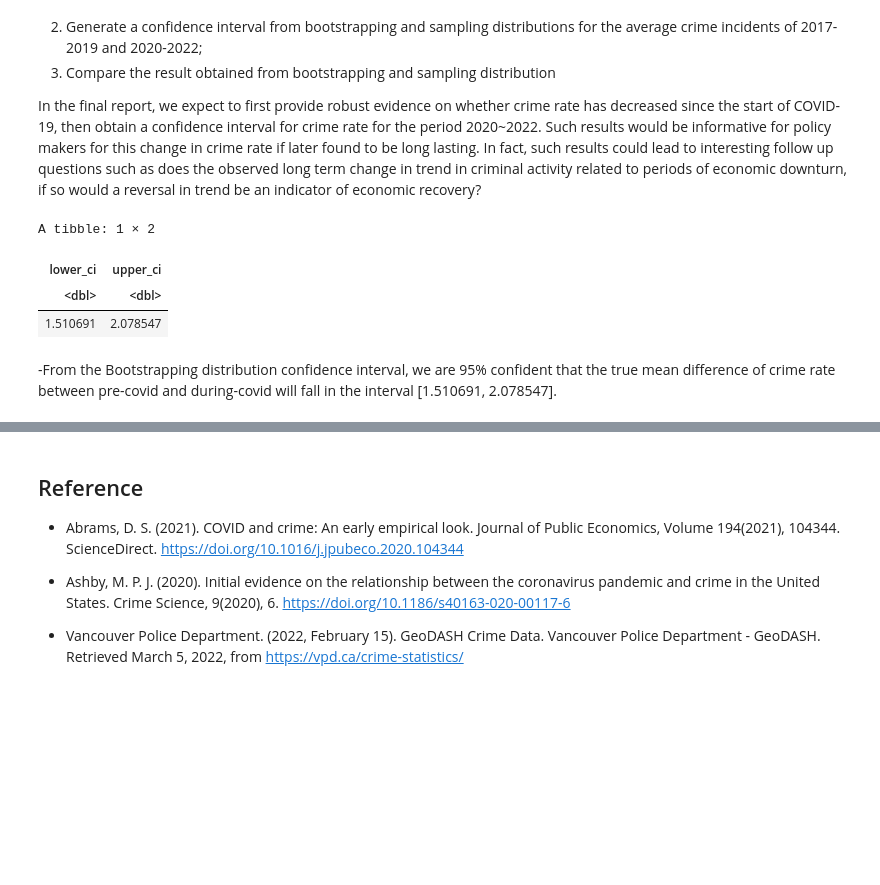
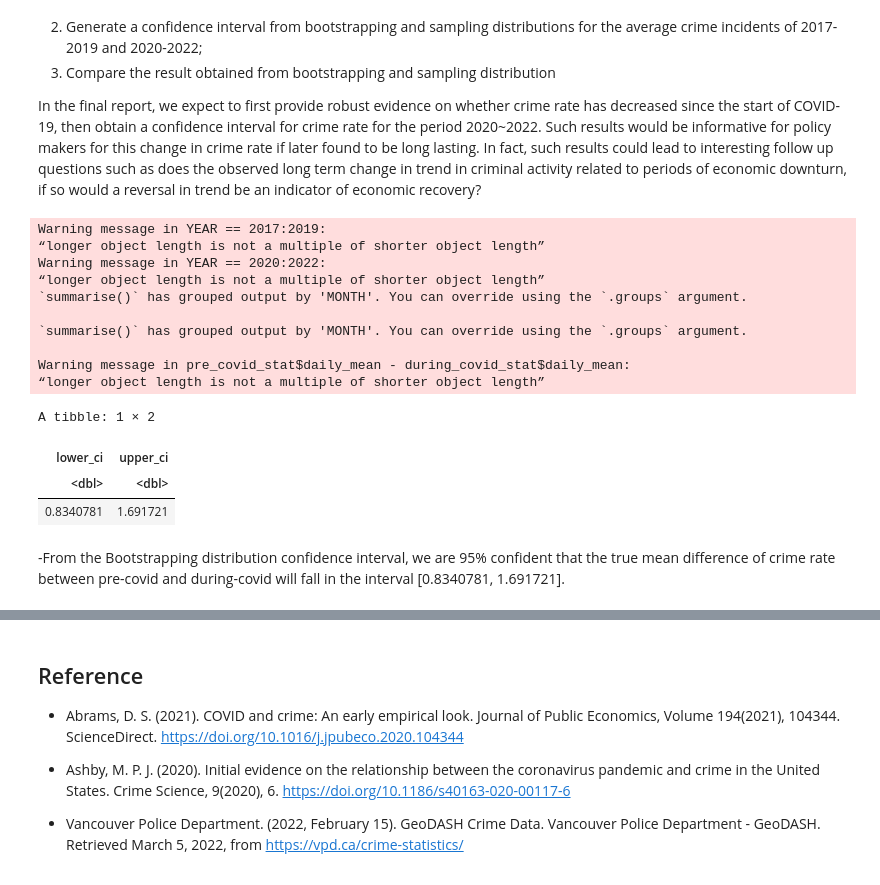
Before and after one commit to MarsZan/STAT201_Project_Group_30, a Jupyter notebook: Project_Proposal.ipynb, the cells around one changed output, grey strips where cells are left out. Saved outputs shown, nothing was run; the diff lists cells and outputs as text; code cells hidden in the pictures; blank space fills up the shorter version.

Commit message:
Update the confidence interval code part.

```diff
--- a/Project_Proposal.ipynb
+++ b/Project_Proposal.ipynb
@@ -305,43 +326,55 @@ bootstrap_500
   In the final report, we expect to first provide robust evidence on whether crime rate has decreased since the start of COVID-19, then obtain a confidence interval for crime rate for the period 2020~2022. Such results would be informative for policy makers for this change in crime rate if later found to be long lasting. In fact, such results could lead to interesting follow up questions such as does the observed long term change in trend in criminal activity related to periods of economic downturn, if so would a reversal in trend be an indicator of economic recovery?
 # %%
 # 95% Confidence Interval
+# From Bootstrap Distribution
+set.seed(32)
+crime_daily_avg <- crime_total %>%
+    group_by(YEAR,MONTH,DAY) %>%
+    summarise(daily_avg = mean(total), `.groups` = "drop")
 
-set.seed(32)
-pre_covid <- crime_yearly_avg %>%
-filter(YEAR == 2017:2019)
-during_covid <- crime_yearly_avg %>%
-filter(YEAR == 2020:2022)
+pre_covid <- crime_daily_avg %>%
+    filter(YEAR == 2017:2019)
 
-#Boostrapping distribution
-sample_1 <- rep_sample_n(pre_covid, size = 20)
-bootstrap_pre_covid_dist <- sample_1 %>%
-rep_sample_n(size = 500, reps = 1000, replace = TRUE) %>%
-group_by(replicate) %>%
-summarize(stat = mean(yearly_avg))
+during_covid <- crime_daily_avg %>%
+    filter(YEAR == 2020:2022)
 
-pre_covid_boot_ci <- bootstrap_pre_covid_dist %>%
+pre_covid_stat <- pre_covid %>%
+    group_by(MONTH,DAY) %>%
+    summarize(daily_mean = mean(daily_avg))
+
+during_covid_stat <- during_covid %>%
+    group_by(MONTH,DAY) %>%
+    summarize(daily_mean = mean(daily_avg))
+
+daily_diff <- as_tibble(pre_covid_stat$daily_mean - during_covid_stat$daily_mean)
+
+one_sample <- daily_diff %>%
+    rep_sample_n(size = 30,reps = 1,replace = FALSE)
+
+boot_500 <- one_sample %>%
+    rep_sample_n(size = 30, reps = 10000, replace = TRUE) %>%
+    group_by(replicate)%>%
+    summarise(sample_mean = mean(value), `.groups` = "drop")
+
+boot_ci <- boot_500 %>%
 get_confidence_interval(level = 0.95, type = "percentile")
-
-sample_2 <- rep_sample_n(during_covid, size = 20)
-bootstrap_during_covid_dist <- sample_2 %>%
-rep_sample_n(size = 500, reps = 1000, replace = TRUE) %>%
-group_by(replicate) %>%
-summarize(stat = mean(yearly_avg))
-
-during_covid_boot_ci <- bootstrap_during_covid_dist %>%
-get_confidence_interval(level = 0.95, type = "percentile")
-
-bootstrap_mean_diff_ci <- tibble(
-    lower_ci = pre_covid_boot_ci$lower_ci - during_covid_boot_ci$lower_ci,
-    upper_ci = pre_covid_boot_ci$upper_ci - during_covid_boot_ci$upper_ci)
-
-bootstrap_mean_diff_ci
+boot_ci
 # %% [output]
-A tibble: 1 × 2
+Warning message in YEAR == 2017:2019:
+“longer object length is not a multiple of shorter object length”
+Warning message in YEAR == 2020:2022:
+“longer object length is not a multiple of shorter object length”
+`summarise()` has grouped output by 'MONTH'. You can override using the `.groups` argument.
+
+`summarise()` has grouped output by 'MONTH'. You can override using the `.groups` argument.
+
+Warning message in pre_covid_stat$daily_mean - during_covid_stat$daily_mean:
+“longer object length is not a multiple of shorter object length”
+A tibble: 1 × 2
 | lower_ci | upper_ci |
 | <dbl> | <dbl> |
-| 1.510691 | 2.078547 |
+| 0.8340781 | 1.691721 |
 # %% [markdown]
--From the Bootstrapping distribution confidence interval, we are 95% confident that the true mean difference of crime rate between pre-covid and during-covid will fall in the interval [1.510691, 2.078547].
+-From the Bootstrapping distribution confidence interval, we are 95% confident that the true mean difference of crime rate between pre-covid and during-covid will fall in the interval [0.8340781, 1.691721].
 # %%
 # 95% Confidence Interval
```
Also changed, not shown: parts of 6 cells of this notebook.
